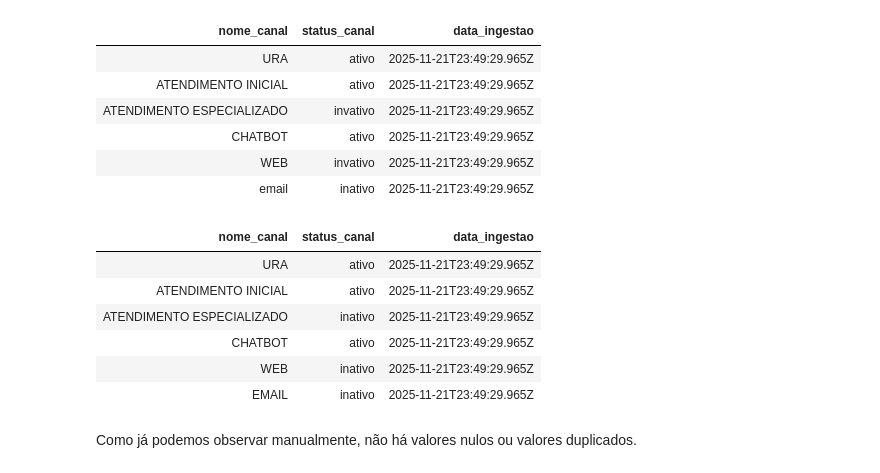
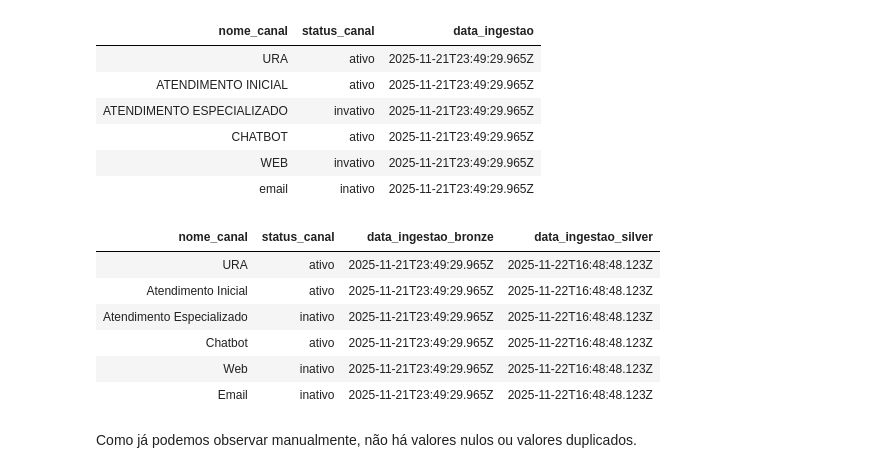
Before and after one commit to OcimarSchroederJR/RocketLab_VCredit_Case, a Jupyter notebook: notebooks/2_silver/transformacao_silver_canais_atendentes_motivos.ipynb, the cells around one changed output. Cells and saved outputs as stored; diff of their text form; code cells hidden in the pictures.

```diff
--- a/notebooks/2_silver/transformacao_silver_canais_atendentes_motivos.ipynb
+++ b/notebooks/2_silver/transformacao_silver_canais_atendentes_motivos.ipynb
@@ -143,18 +145,23 @@ Número de linhas da tabela bronze_credit.canais: 6
 | email | inativo | 2025-11-21T23:49:29.965Z |
 # %%
 df_canais_tratado = df_canais \
-    .withColumn("nome_canal", F.upper(F.col("nome_canal"))) \
+   .withColumn("nome_canal",
+        F.when(F.lower(F.col("nome_canal")).like("%ura%"), "URA") \
+        .otherwise(F.initcap(F.col("nome_canal")))
+    ) \
     .withColumn("status_canal", F.regexp_replace(F.col("status_canal"), "invativo", "inativo")) \
-    .withColumn("data_ingestao", F.current_timestamp())
+    .withColumn("data_ingestao_silver", F.current_timestamp()) \
+    .withColumnRenamed("data_ingestao", "data_ingestao_bronze") \
+
 display(df_canais_tratado)
 # %% [output]
-| nome_canal | status_canal | data_ingestao |
-| URA | ativo | 2025-11-21T23:49:29.965Z |
-| ATENDIMENTO INICIAL | ativo | 2025-11-21T23:49:29.965Z |
-| ATENDIMENTO ESPECIALIZADO | inativo | 2025-11-21T23:49:29.965Z |
-| CHATBOT | ativo | 2025-11-21T23:49:29.965Z |
-| WEB | inativo | 2025-11-21T23:49:29.965Z |
-| EMAIL | inativo | 2025-11-21T23:49:29.965Z |
+| nome_canal | status_canal | data_ingestao_bronze | data_ingestao_silver |
+| URA | ativo | 2025-11-21T23:49:29.965Z | 2025-11-22T16:48:48.123Z |
+| Atendimento Inicial | ativo | 2025-11-21T23:49:29.965Z | 2025-11-22T16:48:48.123Z |
+| Atendimento Especializado | inativo | 2025-11-21T23:49:29.965Z | 2025-11-22T16:48:48.123Z |
+| Chatbot | ativo | 2025-11-21T23:49:29.965Z | 2025-11-22T16:48:48.123Z |
+| Web | inativo | 2025-11-21T23:49:29.965Z | 2025-11-22T16:48:48.123Z |
+| Email | inativo | 2025-11-21T23:49:29.965Z | 2025-11-22T16:48:48.123Z |
 # %%
 df_canais_tratado.write \
     .format("delta") \
```
Also changed, not shown: parts of 2 cells of this notebook.
